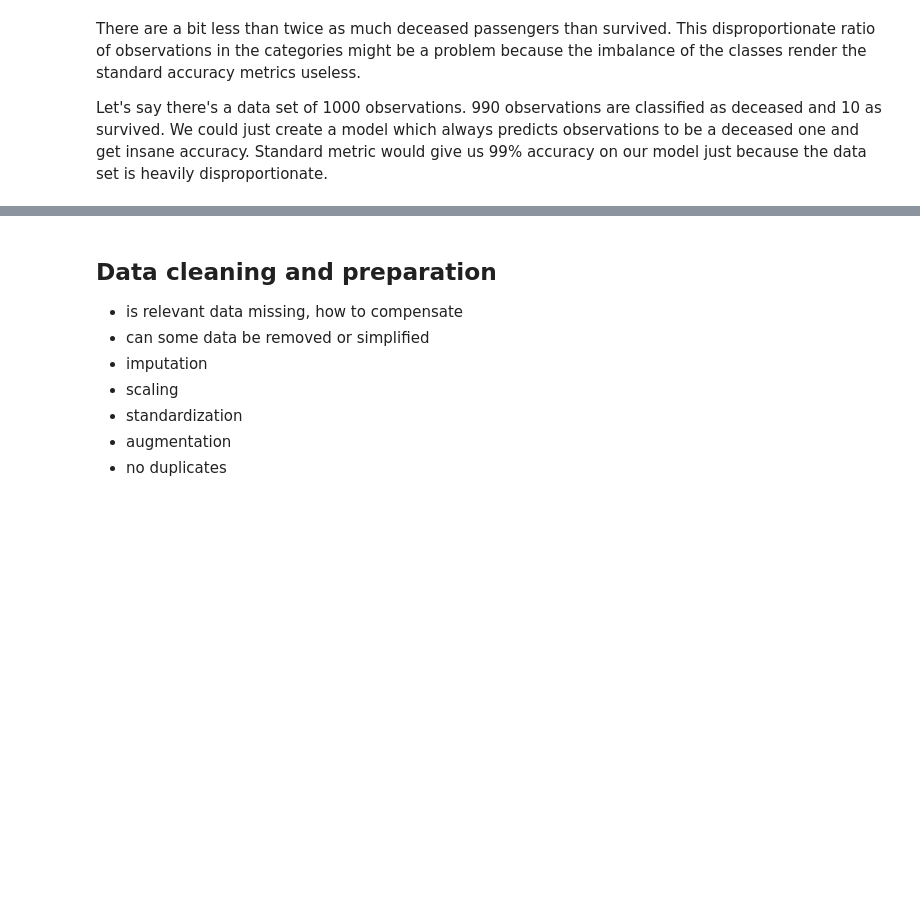
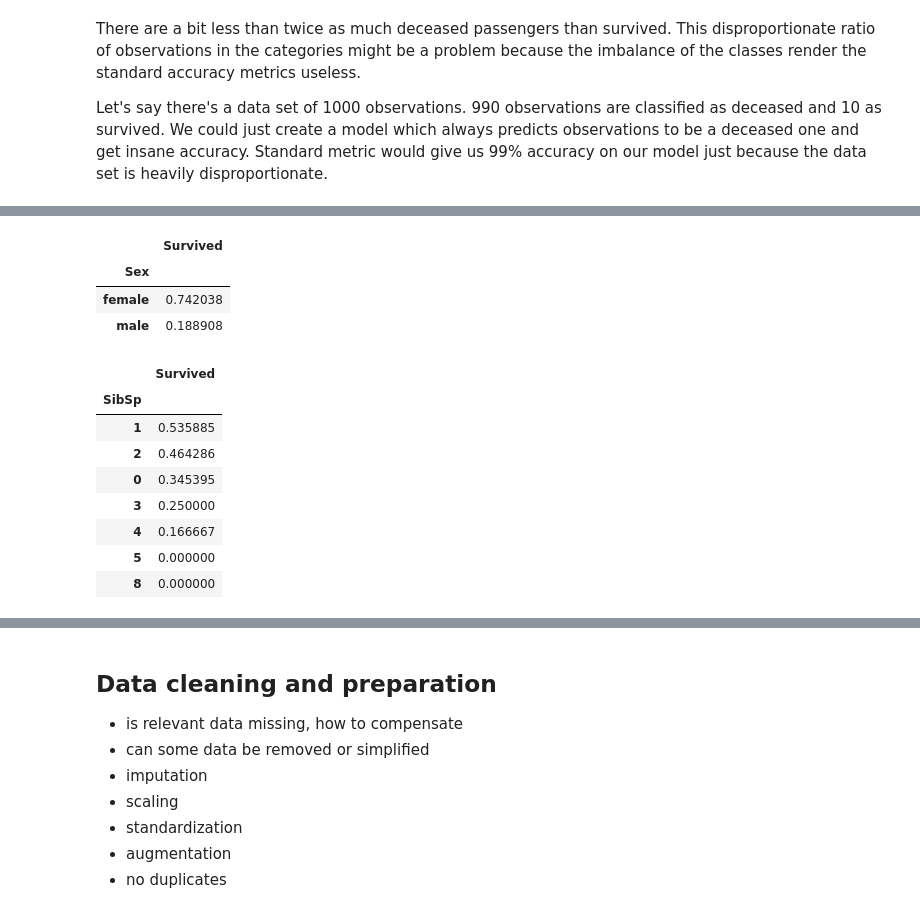
Before and after one commit to laaksonel/machine-learning, a Jupyter notebook: titanic/Titanic.ipynb, the cells around one changed output, grey strips where cells are left out. Drawn from its saved outputs; the diff is of its cells as text; code cells hidden in the pictures; blank space fills up the shorter version.

```diff
--- a/titanic/Titanic.ipynb
+++ b/titanic/Titanic.ipynb
@@ -154,0 +170,3 @@ Standard metric would give us 99% accuracy on our model just because the data se
+# %%
+def mean_survival(feature):
+    return train_data[[feature, 'Survived']].groupby([feature]).mean().sort_values(by='Survived', ascending=False)
@@ -154,0 +181,19 @@ Standard metric would give us 99% accuracy on our model just because the data se
+# %%
+mean_survival('Sex')
+# %% [output]
+|  | Survived |
+| Sex |  |
+| female | 0.742038 |
+| male | 0.188908 |
+# %%
+mean_survival('SibSp')
+# %% [output]
+|  | Survived |
+| SibSp |  |
+| 1 | 0.535885 |
+| 2 | 0.464286 |
+| 0 | 0.345395 |
+| 3 | 0.250000 |
+| 4 | 0.166667 |
+| 5 | 0.000000 |
+| 8 | 0.000000 |
```
Also changed, not shown: parts of 6 cells of this notebook.
